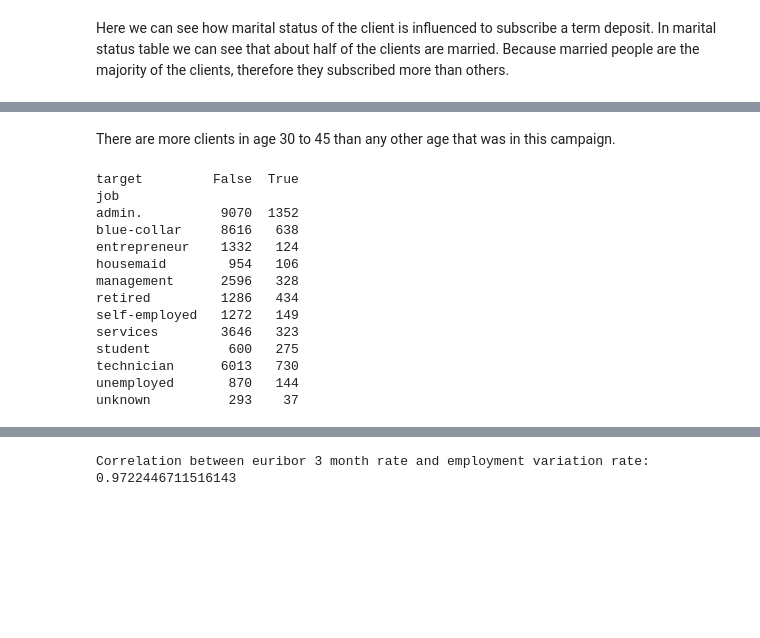
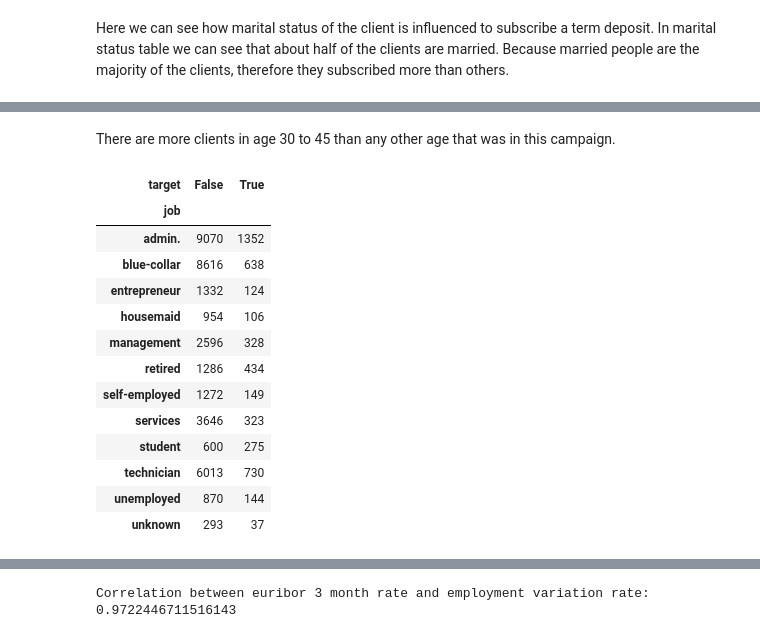
Before and after one commit to ktoloc/bank_data_analysis, a Jupyter notebook: bank_data_analysis.ipynb, the cells around one changed output, grey strips where cells are left out. Cells and saved outputs as stored; diff of their text form; code cells hidden in the pictures; blank space fills up the shorter version.

```diff
--- a/bank_data_analysis.ipynb
+++ b/bank_data_analysis.ipynb
@@ -212,25 +212,25 @@ plt.show()
-# %% [markdown]
-There are more clients in age 30 to 45 than any other age that was in this campaign.
+# %% [markdown]
+There are more clients in age 30 to 45 than any other age that was in this campaign.
 # %%
 # This counts clients that subscribed a term deposit and clients that have not subscribed according to their employment position.
 
 position_of_employment_table = pd.crosstab(df['job'], df['target'])
-print(position_of_employment_table)
+position_of_employment_table
 # %% [output]
-target         False  True
-job
-admin.          9070  1352
-blue-collar     8616   638
-entrepreneur    1332   124
-housemaid        954   106
-management      2596   328
-retired         1286   434
-self-employed   1272   149
-services        3646   323
-student          600   275
-technician      6013   730
-unemployed       870   144
-unknown          293    37
+| target | False | True |
+| job |  |  |
+| admin. | 9070 | 1352 |
+| blue-collar | 8616 | 638 |
+| entrepreneur | 1332 | 124 |
+| housemaid | 954 | 106 |
+| management | 2596 | 328 |
+| retired | 1286 | 434 |
+| self-employed | 1272 | 149 |
+| services | 3646 | 323 |
+| student | 600 | 275 |
+| technician | 6013 | 730 |
+| unemployed | 870 | 144 |
+| unknown | 293 | 37 |
 # %%
 # This count clients of 'job' column, and then the sum of 'target' values (True/False) will be calculated for each group.
 counts_by_job = df.groupby('job')['target'].sum()
```
Also changed, not shown: parts of 40 cells of this notebook.
